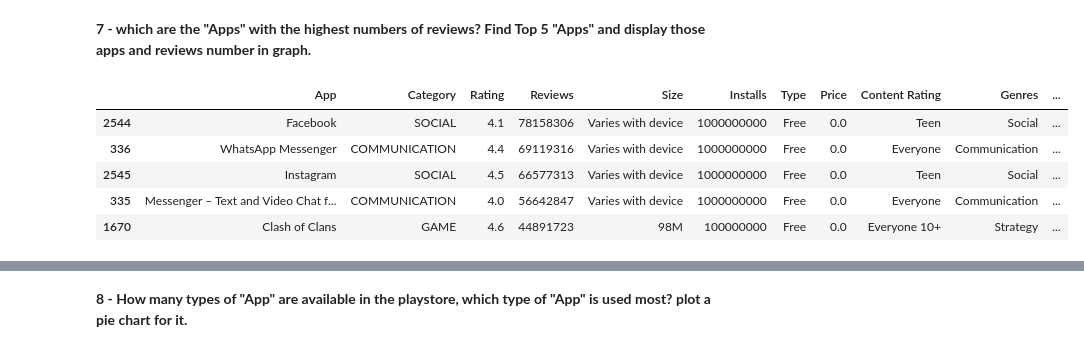
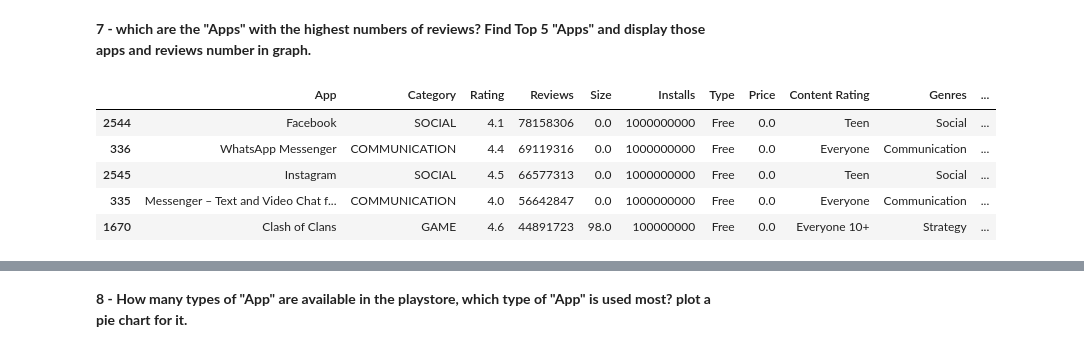
Before and after one commit to Yogendra-ramnani/-Capstone-Project---Play-Store-App-Review-Analysis, a Jupyter notebook: Capstone_Project_Play_Store_App_Review_Analysis_by_yogendra.ipynb, the cells around one changed output, grey strips where cells are left out. Saved outputs shown, nothing was run; the diff lists cells and outputs as text; code cells hidden in the pictures.

```diff
--- a/Capstone_Project_Play_Store_App_Review_Analysis_by_yogendra.ipynb
+++ b/Capstone_Project_Play_Store_App_Review_Analysis_by_yogendra.ipynb
@@ -645,13 +648,17 @@ Name: Size, Length: 457, dtype: int64
 # %%
-# We are going to define a function which convert all 'KB' value to 'MB' vale and change column data type into valid numeric data
+# We are going to define a function which change 'KB' values to 'MB' values and replace "Varies with device" string values with '0'
+## Also change column data type into valid numeric (float) data form.
 
 def kbvalue_to_mbvalue(val):
-  '''This function convert all 'KB' entires to 'MB' and retur us data type in float form '''
-
+  '''This function change 'KB' values to 'MB' values and return us new values in float type data form '''
   try:
     if 'M' in val:
-      return float(vsl[:-1])
+      return float(val[:-1])
     elif 'k' in val:
-      return round(float(val[:-1]/1024, 2)
+      return round(float(val[:-1])/1024, 2)
+    elif 'Varies with device' in val:
+      return float(0)
+    else:
+      return val
   except:
-       return val
+    return val
@@ -684,0 +665,5 @@ memory usage: 1.4+ MB
+# %%
+# To change the values of 'Size' column we are going to apply "kbvalue_to_mbvalue" function in 'size' column
+
+ps_df['Size'] = ps_df['Size'].apply (lambda x: kbvalue_to_mbvalue(x))
+ps_df.head()
@@ -1054,15 +1090,15 @@ Name: Sentiment, dtype: int64
 # %%
 # We are going to sort "Reviews" column values so we can find the apps and there respective number of reviews
 
-top5_most_reeview_apps_df  =ps_df.sort_values(by='Reviews', ascending=False)
-top5_most_reeview_apps_df.head()
+top5_most_review_apps_df  = ps_df.sort_values(by='Reviews', ascending=False)
+top5_most_review_apps_df.head()
 # %% [output]
 |  | App | Category | Rating | Reviews | Size | Installs | Type | Price | Content Rating | Genres | ... |
-| 2544 | Facebook | SOCIAL | 4.1 | 78158306 | Varies with device | 1000000000 | Free | 0.0 | Teen | Social | ... |
-| 336 | WhatsApp Messenger | COMMUNICATION | 4.4 | 69119316 | Varies with device | 1000000000 | Free | 0.0 | Everyone | Communication | ... |
-| 2545 | Instagram | SOCIAL | 4.5 | 66577313 | Varies with device | 1000000000 | Free | 0.0 | Teen | Social | ... |
-| 335 | Messenger – Text and Video Chat f... | COMMUNICATION | 4.0 | 56642847 | Varies with device | 1000000000 | Free | 0.0 | Everyone | Communication | ... |
-| 1670 | Clash of Clans | GAME | 4.6 | 44891723 | 98M | 100000000 | Free | 0.0 | Everyone 10+ | Strategy | ... |
+| 2544 | Facebook | SOCIAL | 4.1 | 78158306 | 0.0 | 1000000000 | Free | 0.0 | Teen | Social | ... |
+| 336 | WhatsApp Messenger | COMMUNICATION | 4.4 | 69119316 | 0.0 | 1000000000 | Free | 0.0 | Everyone | Communication | ... |
+| 2545 | Instagram | SOCIAL | 4.5 | 66577313 | 0.0 | 1000000000 | Free | 0.0 | Teen | Social | ... |
+| 335 | Messenger – Text and Video Chat f... | COMMUNICATION | 4.0 | 56642847 | 0.0 | 1000000000 | Free | 0.0 | Everyone | Communication | ... |
+| 1670 | Clash of Clans | GAME | 4.6 | 44891723 | 98.0 | 100000000 | Free | 0.0 | Everyone 10+ | Strategy | ... |
 # %%
 # plotting bar graph for the top 5 reviewed 'Apps' in the play store
 ## For plotting this graph we take the help of matplotlib library
```
Also changed, not shown: parts of 23 cells of this notebook.
